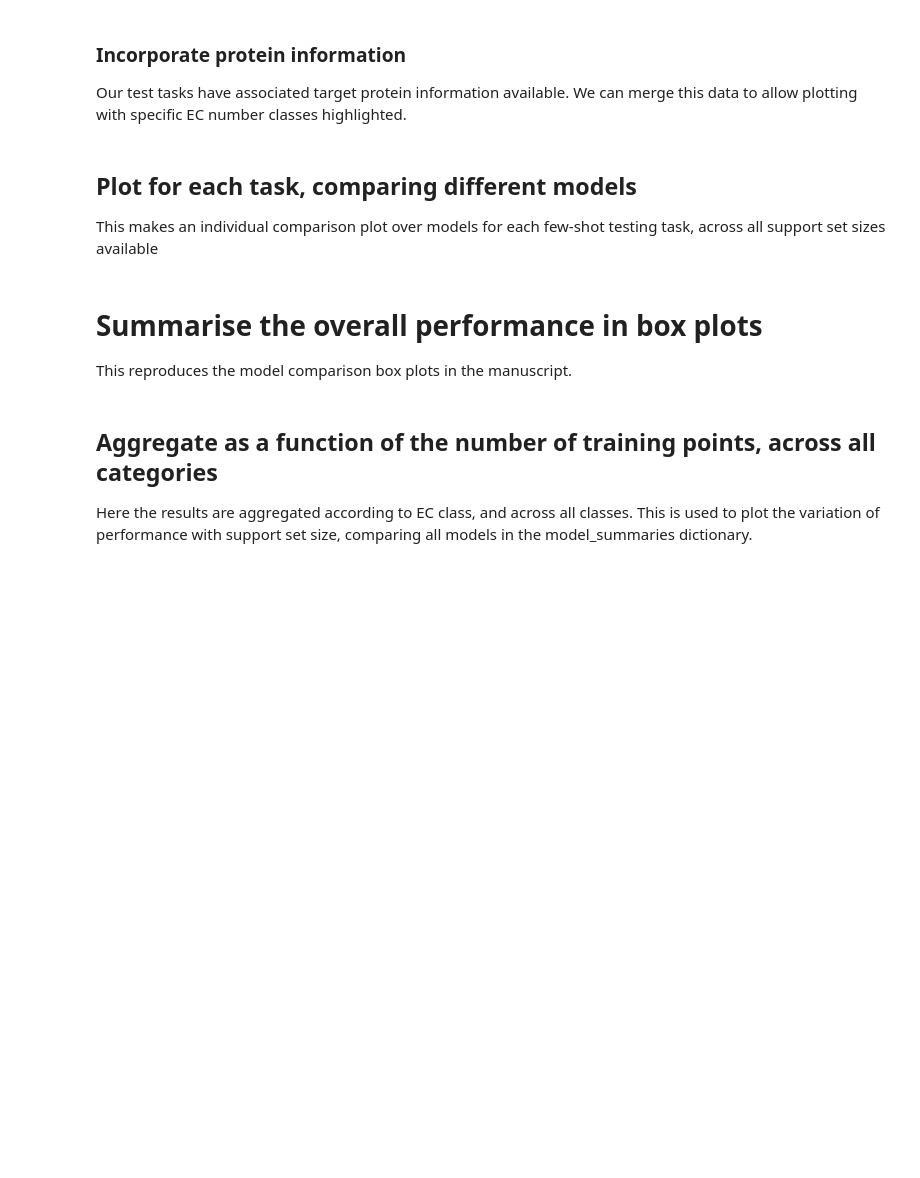
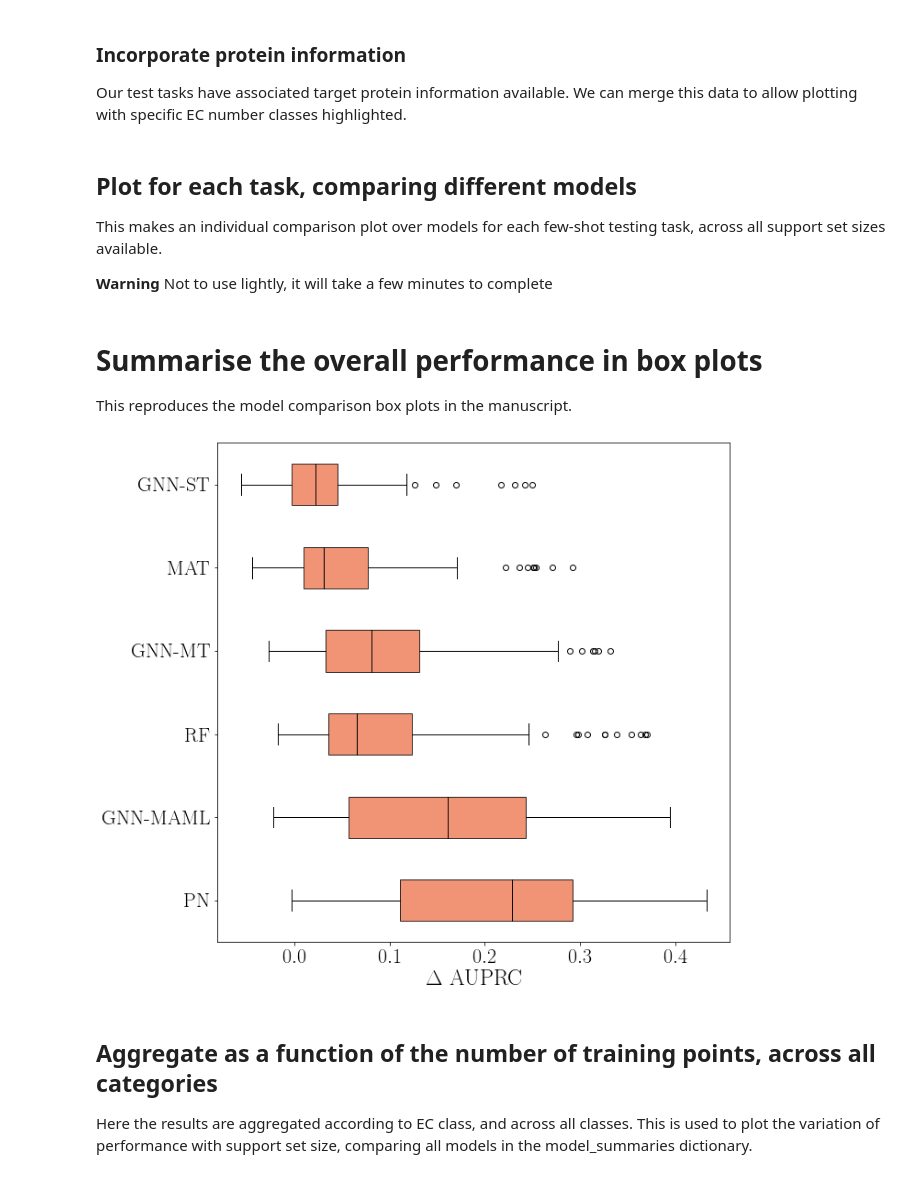
Before and after one commit to microsoft/FS-Mol, a Jupyter notebook: notebooks/visualize.ipynb, the cells around one changed output. Drawn from its saved outputs; the diff is of its cells as text; code cells hidden in the pictures; blank space fills up the shorter version.

Commit message:
update plotting notebook

```diff
--- a/notebooks/visualize.ipynb
+++ b/notebooks/visualize.ipynb
@@ -40,20 +40,22 @@ Create a dictionary of all model summary .csvs to be compared. The csvs are the
 # %%
 # Configure this to contain all the models that you want to look at.
 # Dict keys are human readable names, values are the path to the summary produced by collect_eval_runs.py
-results_path = os.path.join(FS_MOL_DATASET_PATH, "results")
+results_path = os.path.join(FS_MOL_CHECKOUT_PATH, "baselines")
 
 # a dictionary summarising all models to be compared. Add new paths here as desired.
 model_summaries = {
+    "PN": os.path.join(results_path, "ProtoNet-gnn+ecfp+fc-Support64_summary.csv"),
     "GNN-MAML": os.path.join(results_path, "MAML-Support16_summary.csv"),
-#     "PN": os.path.join(results_path, "PN_summary.csv"),
+    "RF": os.path.join(results_path, "random_forest_summary.csv"),
     "GNN-MT": os.path.join(results_path, "GNN-Multitask_summary.csv"),
-    "ST": os.path.join(results_path, "random_forest_summary.csv"),
+    "MAT": os.path.join(results_path, "MAT_summary.csv"),
     "GNN-ST": os.path.join(results_path, "GNN-ST_summary.csv"),
-    "kNN": os.path.join(results_path, "kNN_summary.csv"),
-#     "MAT": os.path.join(results_path, "MAT_summary.csv"),
+#     "kNN": os.path.join(results_path, "kNN_summary.csv"),
 }
 # Generated plots will be stored here, if you want to keep them. None disables saving.
 plot_output_dir = os.path.join(results_path, "plots")
+all_tasks_output_dir = os.path.join(results_path, "plots/all_tasks")
 os.makedirs(plot_output_dir, exist_ok=True)
+os.makedirs(all_tasks_output_dir, exist_ok=True)
 # %%
 data = load_data(model_summaries)
@@ -83,7 +94,7 @@ plot_task_performances_by_id(data, model_summaries, support_set_size = 16)
 
 Our test tasks have associated target protein information available. We can merge this data to allow plotting with specific EC number classes highlighted.
 # %%
-protein_path = os.path.join(FS_MOL_DATASET_PATH, "targets", "test_proteins.csv")
+protein_path = os.path.join(FS_MOL_CHECKOUT_PATH, "datasets/targets", "test_proteins.csv")
 ecs = pd.read_csv(protein_path)
 ecs["target_id"] = ecs["target_id"].astype(int).astype(str)
 ecs["chembl_id"] = ecs["chembl_id"].astype(str)
@@ -97,5 +108,7 @@ plot_task_performances_by_id(data, model_summaries, support_set_size = 16, highl
 # %% [markdown]
 ## Plot for each task, comparing different models
 
-This makes an individual comparison plot over models for each few-shot testing task, across all support set sizes available
+This makes an individual comparison plot over models for each few-shot testing task, across all support set sizes available.
+
+**Warning** Not to use lightly, it will take a few minutes to complete
 # %%
@@ -105,7 +118,9 @@ plot_all_assays(data, model_summaries.keys(), results_dir = plot_output_dir)
 
 This reproduces the model comparison box plots in the manuscript.
 # %%
-box_plot(data, model_summaries, support_set_size = 16)
+box_plot(data, model_summaries, support_set_size = 16, plot_output_dir=plot_output_dir)
+# %% [output]
+[figure, added]
 # %% [markdown]
 ## Aggregate as a function of the number of training points, across all categories
 
```
Also changed, not shown: parts of 8 cells of this notebook, 1 other file.
